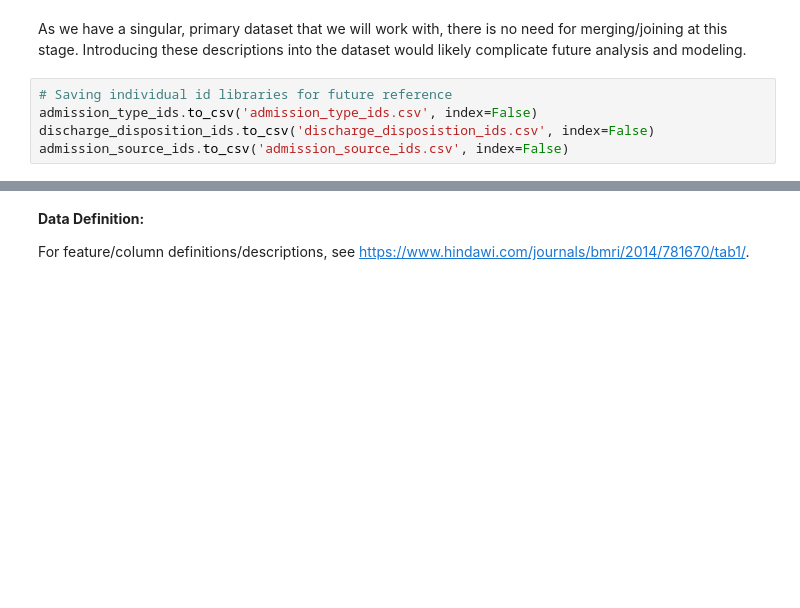
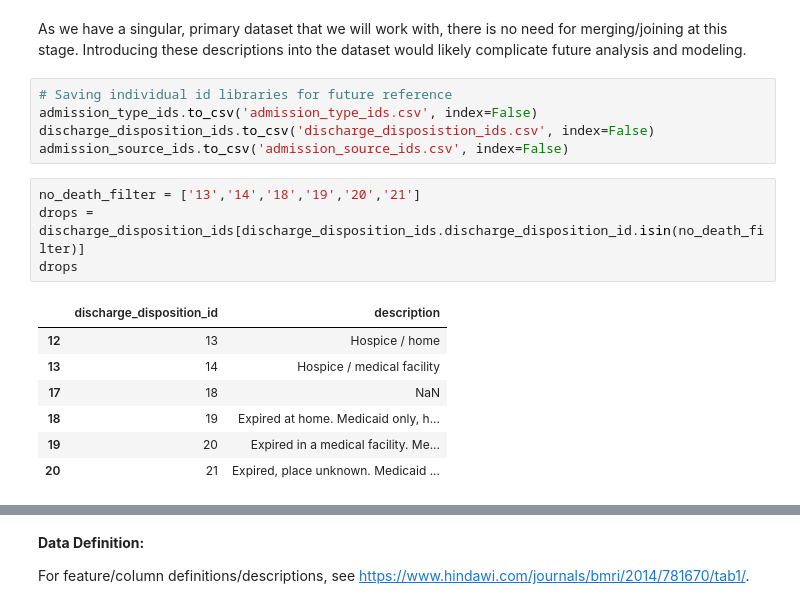
Before and after one commit to kstoudt/Springboard, a Jupyter notebook: Capstone Two/Diabetic Patient Readmission - Data Wrangling.ipynb, the cells around one changed output, grey strips where cells are left out. Saved outputs shown, nothing was run; the diff lists cells and outputs as text; blank space fills up the shorter version.

```diff
--- a/Capstone Two/Diabetic Patient Readmission - Data Wrangling.ipynb
+++ b/Capstone Two/Diabetic Patient Readmission - Data Wrangling.ipynb
@@ -100,3 +100,15 @@ As we have a singular, primary dataset that we will work with, there is no need
 admission_type_ids.to_csv('admission_type_ids.csv', index=False)
 discharge_disposition_ids.to_csv('discharge_disposistion_ids.csv', index=False)
 admission_source_ids.to_csv('admission_source_ids.csv', index=False)
+# %%
+no_death_filter = ['13','14','18','19','20','21']
+drops = discharge_disposition_ids[discharge_disposition_ids.discharge_disposition_id.isin(no_death_filter)]
+drops
+# %% [output]
+|  | discharge_disposition_id | description |
+| 12 | 13 | Hospice / home |
+| 13 | 14 | Hospice / medical facility |
+| 17 | 18 | NaN |
+| 18 | 19 | Expired at home. Medicaid only, h... |
+| 19 | 20 | Expired in a medical facility. Me... |
+| 20 | 21 | Expired, place unknown. Medicaid ... |
```
Also changed, not shown: parts of 11 cells of this notebook, 4 other files.
